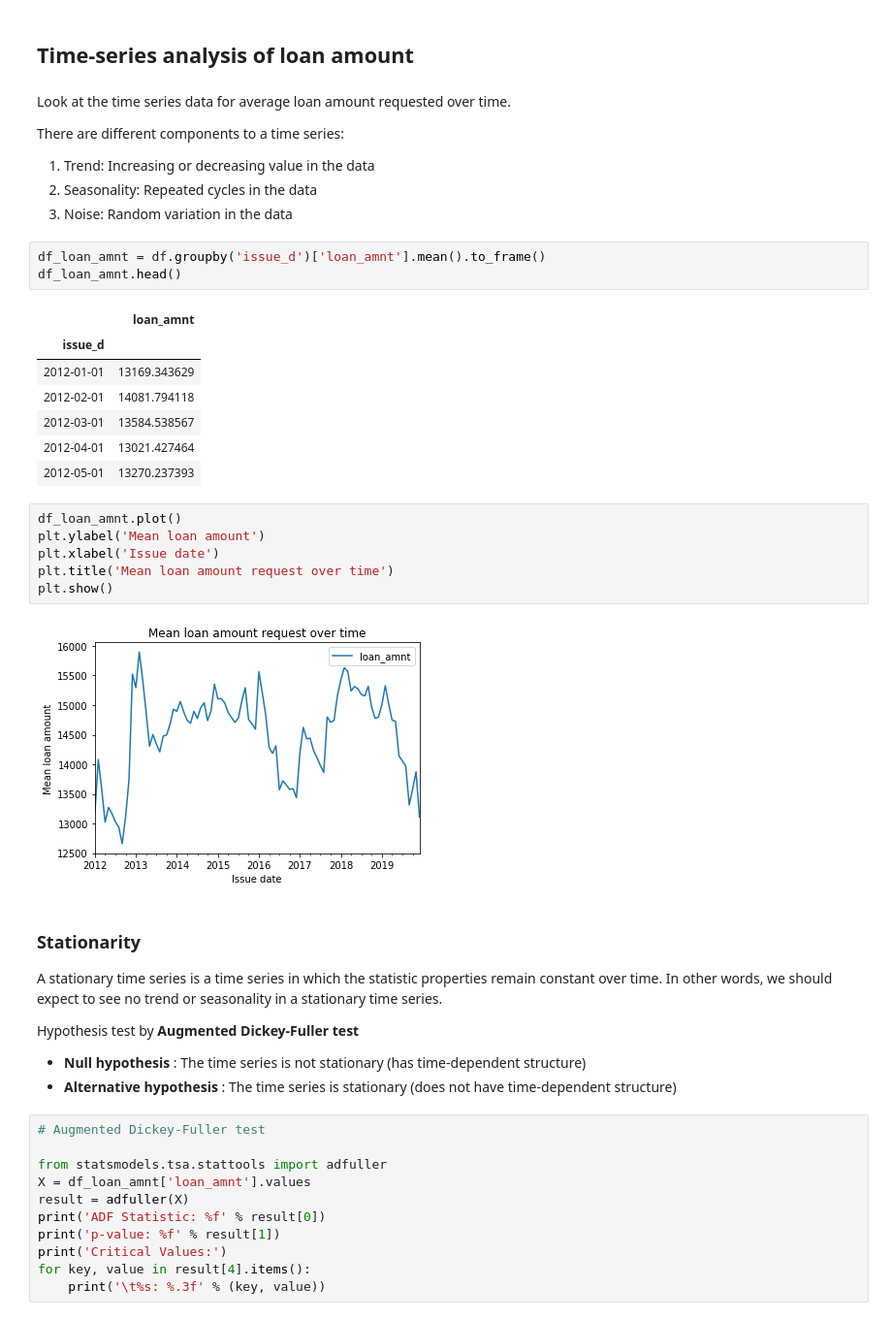
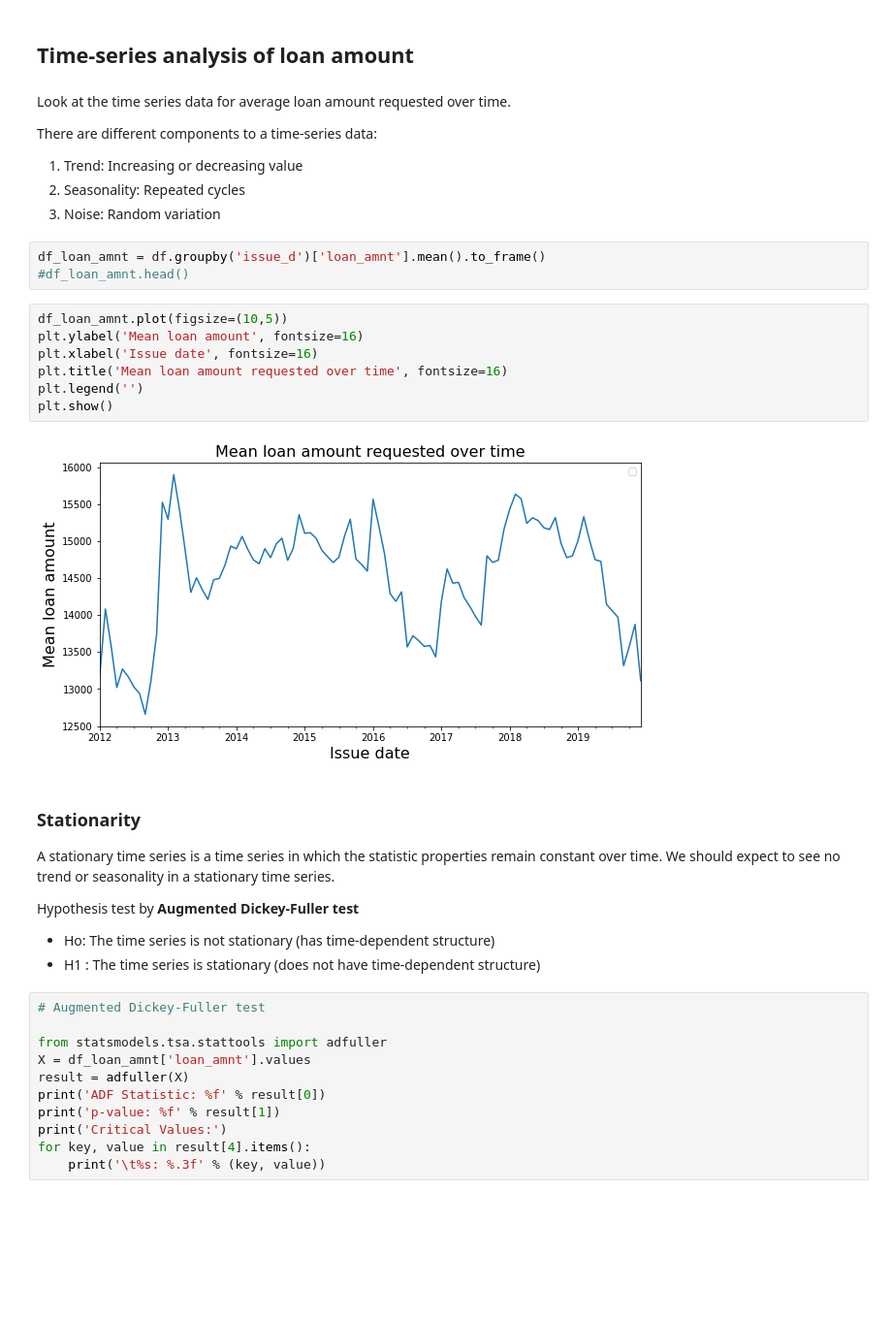
Before and after one commit to cyuancheng/Lending_Club, a Jupyter notebook: 05_LC_StatisticalDataAnalysis.ipynb, the cells around one changed output. Shown: that part at 97% size. Cells and saved outputs as stored; diff of their text form; blank space fills up the shorter version.

Commit message:
update seasonality

```diff
--- a/05_LC_StatisticalDataAnalysis.ipynb
+++ b/05_LC_StatisticalDataAnalysis.ipynb
@@ -104,38 +72,31 @@ Index(['issue_d', 'earliest_cr_line', 'last_pymnt_d', 'last_credit_pull_d',
 # %% [markdown]
 Look at the time series data for average loan amount requested over time.
 
-There are different components to a time series:
-1. Trend: Increasing or decreasing value in the data
-2. Seasonality: Repeated cycles in the data
-3. Noise: Random variation in the data
+There are different components to a time-series data:
+1. Trend: Increasing or decreasing value
+2. Seasonality: Repeated cycles
+3. Noise: Random variation
 # %%
 df_loan_amnt = df.groupby('issue_d')['loan_amnt'].mean().to_frame()
-df_loan_amnt.head()
+#df_loan_amnt.head()
-# %% [output]
-|  | loan_amnt |
-| issue_d |  |
-| 2012-01-01 | 13169.343629 |
-| 2012-02-01 | 14081.794118 |
-| 2012-03-01 | 13584.538567 |
-| 2012-04-01 | 13021.427464 |
-| 2012-05-01 | 13270.237393 |
 # %%
-df_loan_amnt.plot()
-plt.ylabel('Mean loan amount')
-plt.xlabel('Issue date')
-plt.title('Mean loan amount request over time')
+df_loan_amnt.plot(figsize=(10,5))
+plt.ylabel('Mean loan amount', fontsize=16)
+plt.xlabel('Issue date', fontsize=16)
+plt.title('Mean loan amount requested over time', fontsize=16)
+plt.legend('')
 plt.show()
 # %% [output]
-[figure, old version]
+[figure, new version]
 # %% [markdown]
 ### Stationarity
 A stationary time series is a time series in which the statistic properties remain constant over time.
-In other words, we should expect to see no trend or seasonality in a stationary time series.
+We should expect to see no trend or seasonality in a stationary time series.
 
 Hypothesis test by **Augmented Dickey-Fuller test**
 
- - **Null hypothesis** : The time series is not stationary (has time-dependent structure)
- - **Alternative hypothesis** : The time series is stationary (does not have time-dependent structure)
+ - Ho: The time series is not stationary (has time-dependent structure)
+ - H1 : The time series is stationary (does not have time-dependent structure)
 # %%
 # Augmented Dickey-Fuller test
 
```
Also changed, not shown: parts of 32 cells of this notebook.
